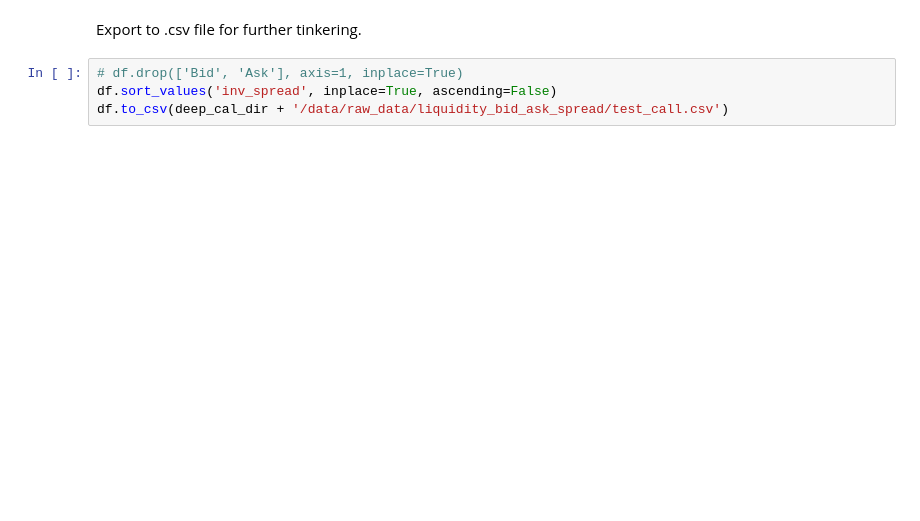
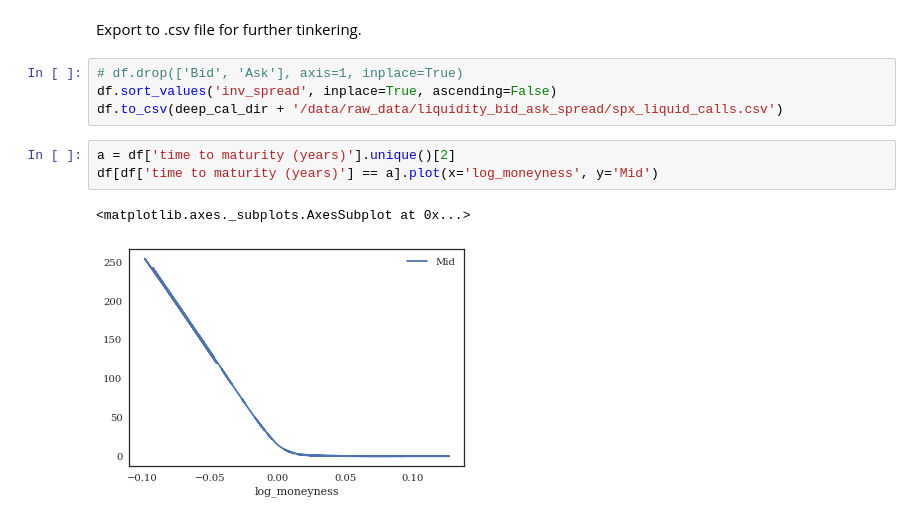
Before and after one commit to bstemper/deep_rough_calibration, a Jupyter notebook: code/notebooks/parse_raw_spx.ipynb, the cells around one changed output. Cells and saved outputs as stored; diff of their text form; blank space fills up the shorter version.

```diff
--- a/code/notebooks/parse_raw_spx.ipynb
+++ b/code/notebooks/parse_raw_spx.ipynb
@@ -191,4 +200,10 @@ Export to .csv file for further tinkering.
 # %%
 # df.drop(['Bid', 'Ask'], axis=1, inplace=True)
 df.sort_values('inv_spread', inplace=True, ascending=False)
-df.to_csv(deep_cal_dir + '/data/raw_data/liquidity_bid_ask_spread/test_call.csv')
+df.to_csv(deep_cal_dir + '/data/raw_data/liquidity_bid_ask_spread/spx_liquid_calls.csv')
+# %%
+a = df['time to maturity (years)'].unique()[2]
+df[df['time to maturity (years)'] == a].plot(x='log_moneyness', y='Mid')
+# %% [output]
+<matplotlib.axes._subplots.AxesSubplot at 0x...>
+[figure, added]
```
Also changed, not shown: parts of 6 cells of this notebook, 20 other files.
